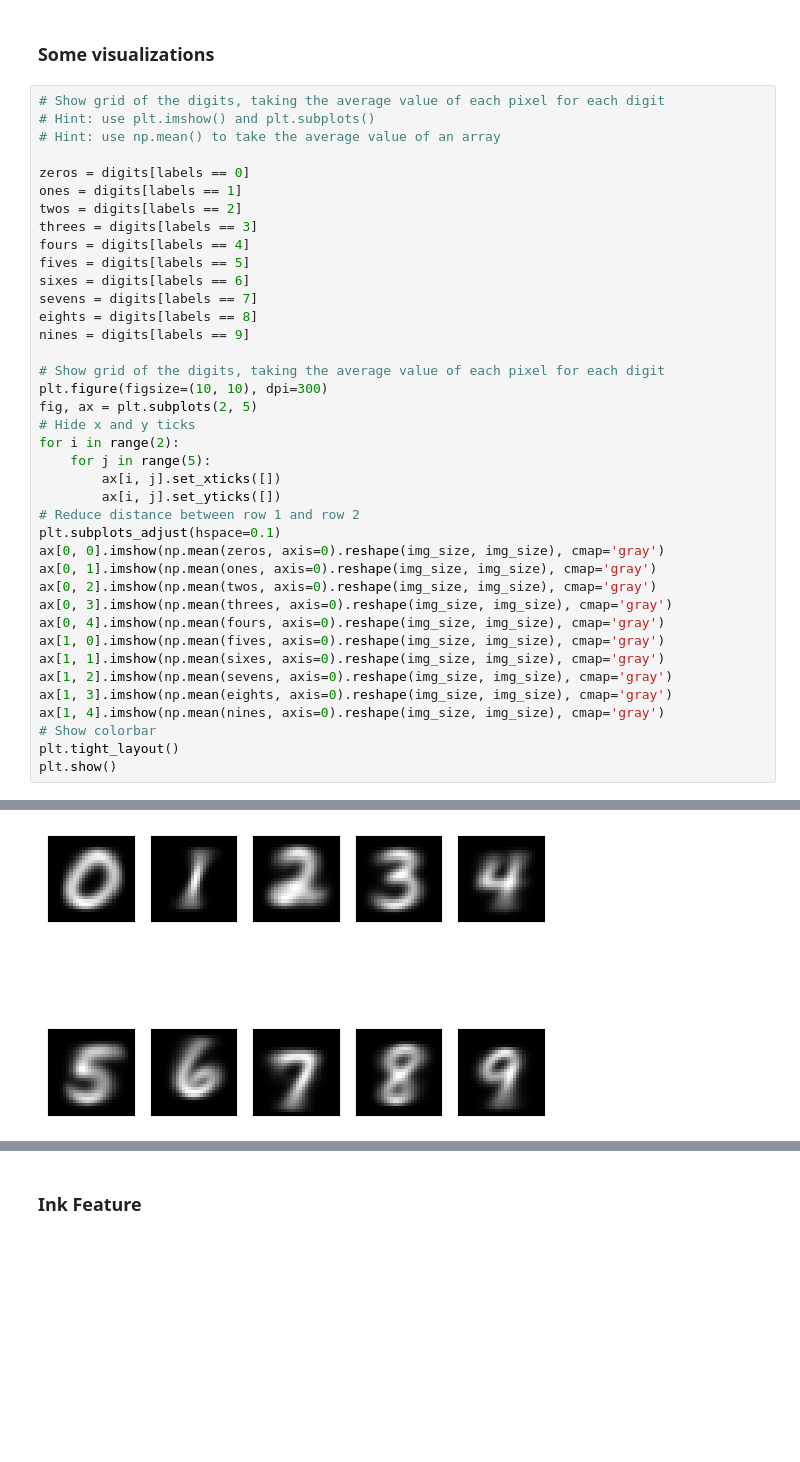
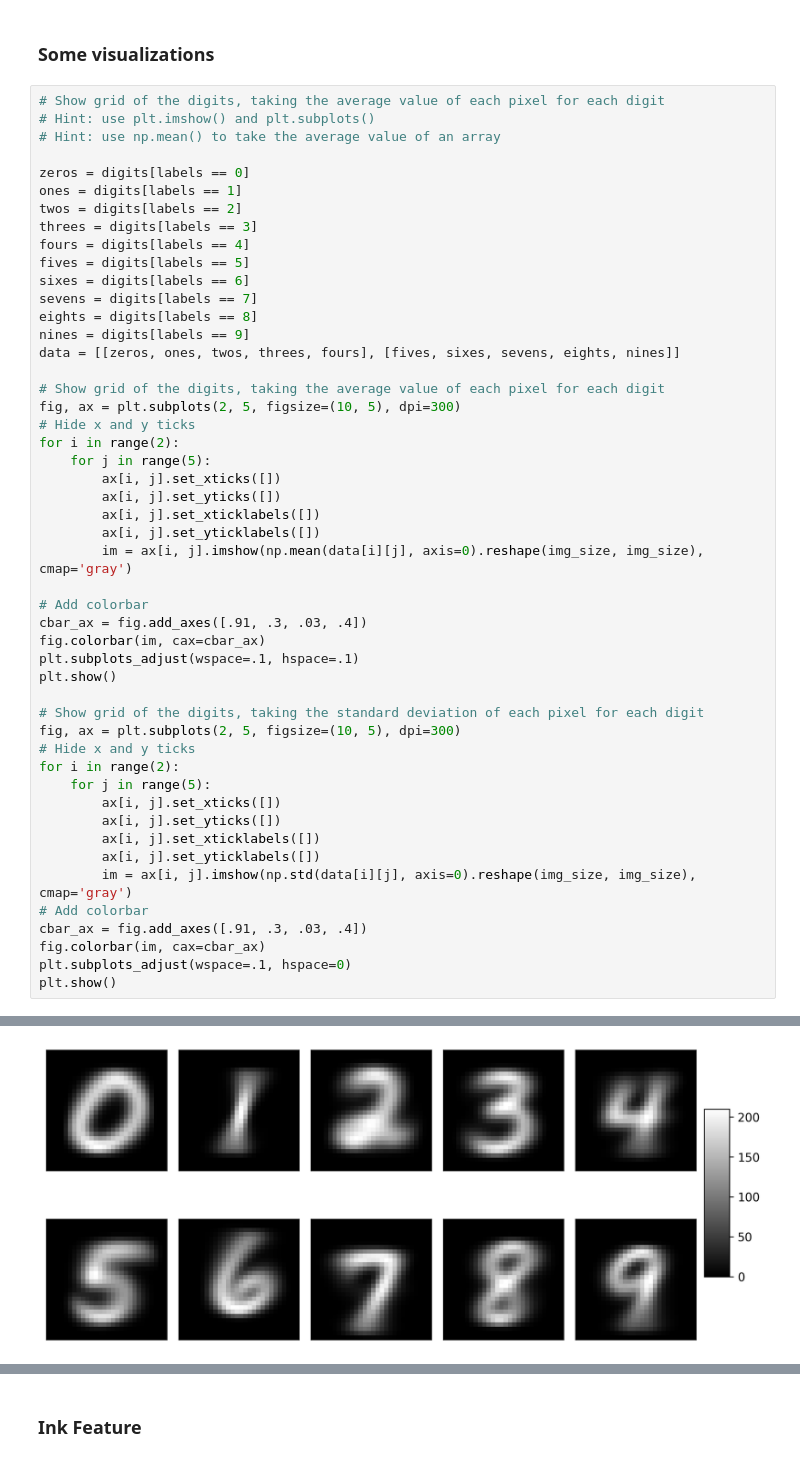
Before and after one commit to pepijnbruinaars/PRDL, a Jupyter notebook: test.ipynb, the cells around one changed output, grey strips where cells are left out. Saved outputs shown, nothing was run; the diff lists cells and outputs as text; blank space fills up the shorter version.

```diff
--- a/test.ipynb
+++ b/test.ipynb
@@ -45,28 +60,38 @@ sixes = digits[labels == 6]
 sevens = digits[labels == 7]
 eights = digits[labels == 8]
 nines = digits[labels == 9]
+data = [[zeros, ones, twos, threes, fours], [fives, sixes, sevens, eights, nines]]
 
 # Show grid of the digits, taking the average value of each pixel for each digit
-plt.figure(figsize=(10, 10), dpi=300)
-fig, ax = plt.subplots(2, 5)
+fig, ax = plt.subplots(2, 5, figsize=(10, 5), dpi=300)
 # Hide x and y ticks
 for i in range(2):
     for j in range(5):
         ax[i, j].set_xticks([])
         ax[i, j].set_yticks([])
-# Reduce distance between row 1 and row 2
-plt.subplots_adjust(hspace=0.1)
-ax[0, 0].imshow(np.mean(zeros, axis=0).reshape(img_size, img_size), cmap='gray')
-ax[0, 1].imshow(np.mean(ones, axis=0).reshape(img_size, img_size), cmap='gray')
-ax[0, 2].imshow(np.mean(twos, axis=0).reshape(img_size, img_size), cmap='gray')
-ax[0, 3].imshow(np.mean(threes, axis=0).reshape(img_size, img_size), cmap='gray')
-ax[0, 4].imshow(np.mean(fours, axis=0).reshape(img_size, img_size), cmap='gray')
-ax[1, 0].imshow(np.mean(fives, axis=0).reshape(img_size, img_size), cmap='gray')
-ax[1, 1].imshow(np.mean(sixes, axis=0).reshape(img_size, img_size), cmap='gray')
-ax[1, 2].imshow(np.mean(sevens, axis=0).reshape(img_size, img_size), cmap='gray')
-ax[1, 3].imshow(np.mean(eights, axis=0).reshape(img_size, img_size), cmap='gray')
-ax[1, 4].imshow(np.mean(nines, axis=0).reshape(img_size, img_size), cmap='gray')
-# Show colorbar
-plt.tight_layout()
+        ax[i, j].set_xticklabels([])
+        ax[i, j].set_yticklabels([])
+        im = ax[i, j].imshow(np.mean(data[i][j], axis=0).reshape(img_size, img_size), cmap='gray')
+
+# Add colorbar
+cbar_ax = fig.add_axes([.91, .3, .03, .4])
+fig.colorbar(im, cax=cbar_ax)
+plt.subplots_adjust(wspace=.1, hspace=.1)
 plt.show()
+
+# Show grid of the digits, taking the standard deviation of each pixel for each digit
+fig, ax = plt.subplots(2, 5, figsize=(10, 5), dpi=300)
+# Hide x and y ticks
+for i in range(2):
+    for j in range(5):
+        ax[i, j].set_xticks([])
+        ax[i, j].set_yticks([])
+        ax[i, j].set_xticklabels([])
+        ax[i, j].set_yticklabels([])
+        im = ax[i, j].imshow(np.std(data[i][j], axis=0).reshape(img_size, img_size), cmap='gray')
+# Add colorbar
+cbar_ax = fig.add_axes([.91, .3, .03, .4])
+fig.colorbar(im, cax=cbar_ax)
+plt.subplots_adjust(wspace=.1, hspace=0)
+plt.show()
 # %% [output]
@@ -75 +98 @@ TypeError: FigureBase.colorbar() missing 1 required positional argument: 'mappab
-[figure, old version]
+[figure, new version]
```
Also changed, not shown: parts of 2 cells of this notebook, 3 other files.
